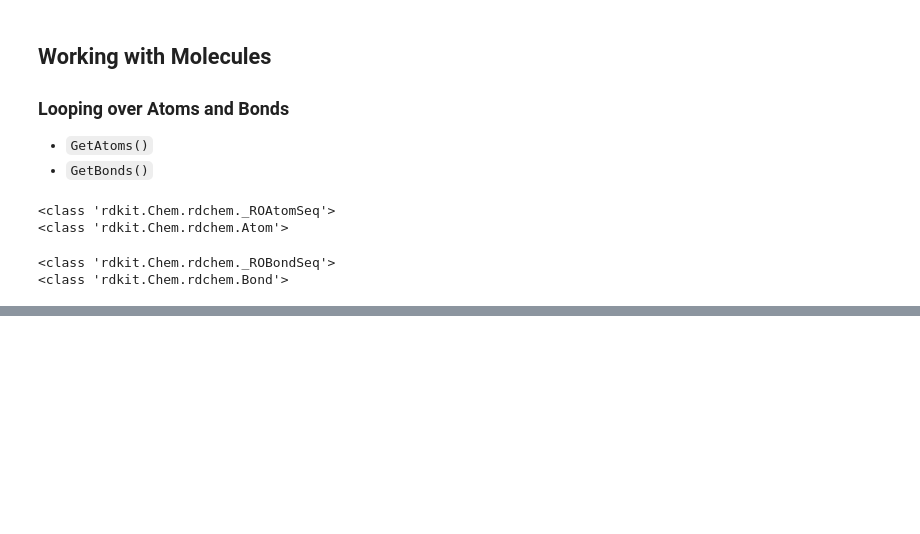
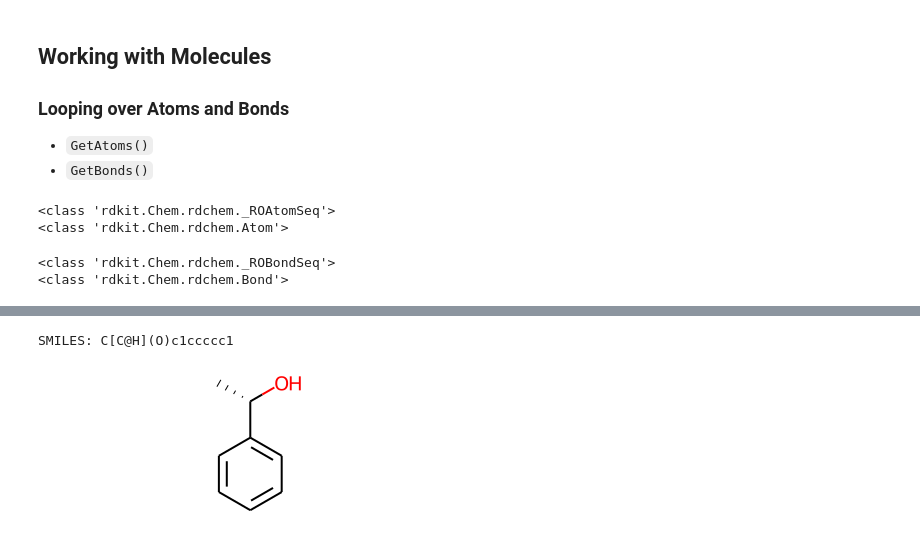
Before and after one commit to mizu-bai/Learn-RDKit, a Jupyter notebook: Basic Tutorial/tutorial.ipynb, the cells around one changed output, grey strips where cells are left out. Drawn from its saved outputs; the diff is of its cells as text; code cells hidden in the pictures; blank space fills up the shorter version.

```diff
--- a/Basic Tutorial/tutorial.ipynb
+++ b/Basic Tutorial/tutorial.ipynb
@@ -120,0 +174,7 @@ print(type(bonds[0]))
+# %%
+mol = Chem.MolFromMolFile("data/chiral.mol")
+print(f"SMILES: {Chem.MolToSmiles(mol)}")
+mol
+# %% [output]
+SMILES: C[C@H](O)c1ccccc1
+[figure, added]
```
Also changed, not shown: parts of 32 cells of this notebook, 1 other file.
